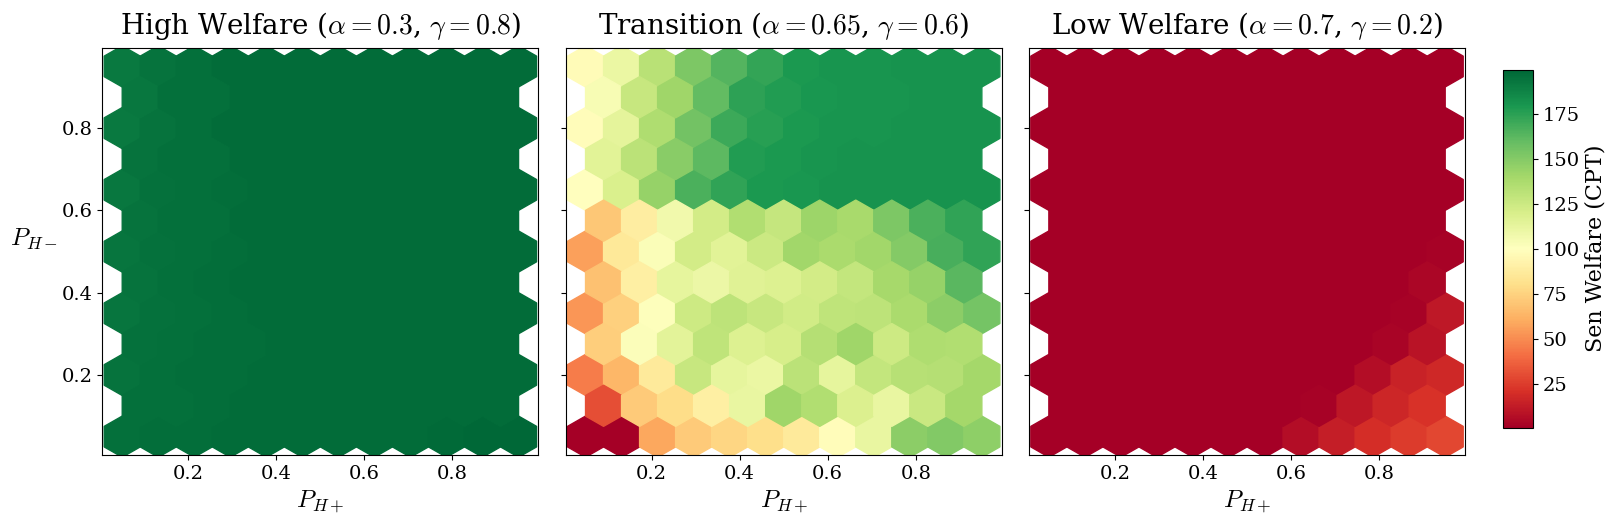
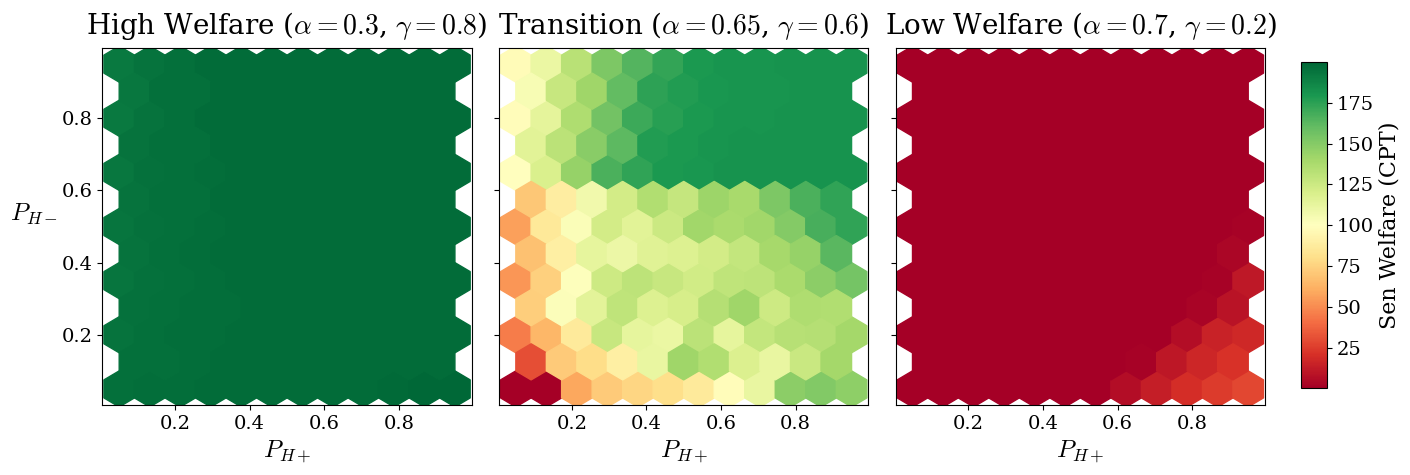
Code edit (unified diff) that turned the first committed figure into the second:
--- before
+++ after
@@ -5,5 +5,5 @@
 
 # --- Plot ---
-fig, axs = plt.subplots(1, 3, figsize=(15, 5.5), sharey=True)
+fig, axs = plt.subplots(1, 3, figsize=(13, 5), sharey=True)
 
 grid_size = 11

Commit: update prob sweep notebook